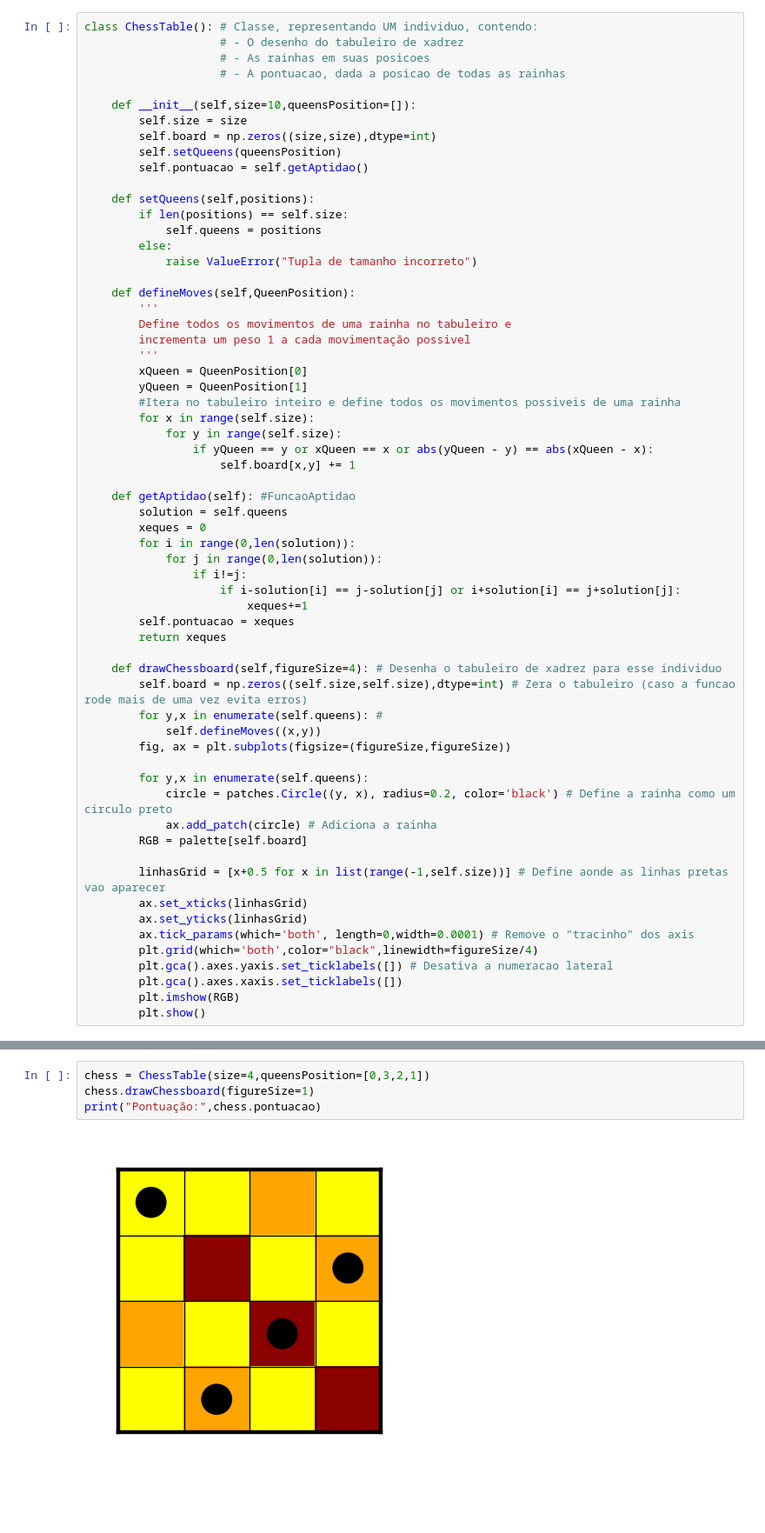
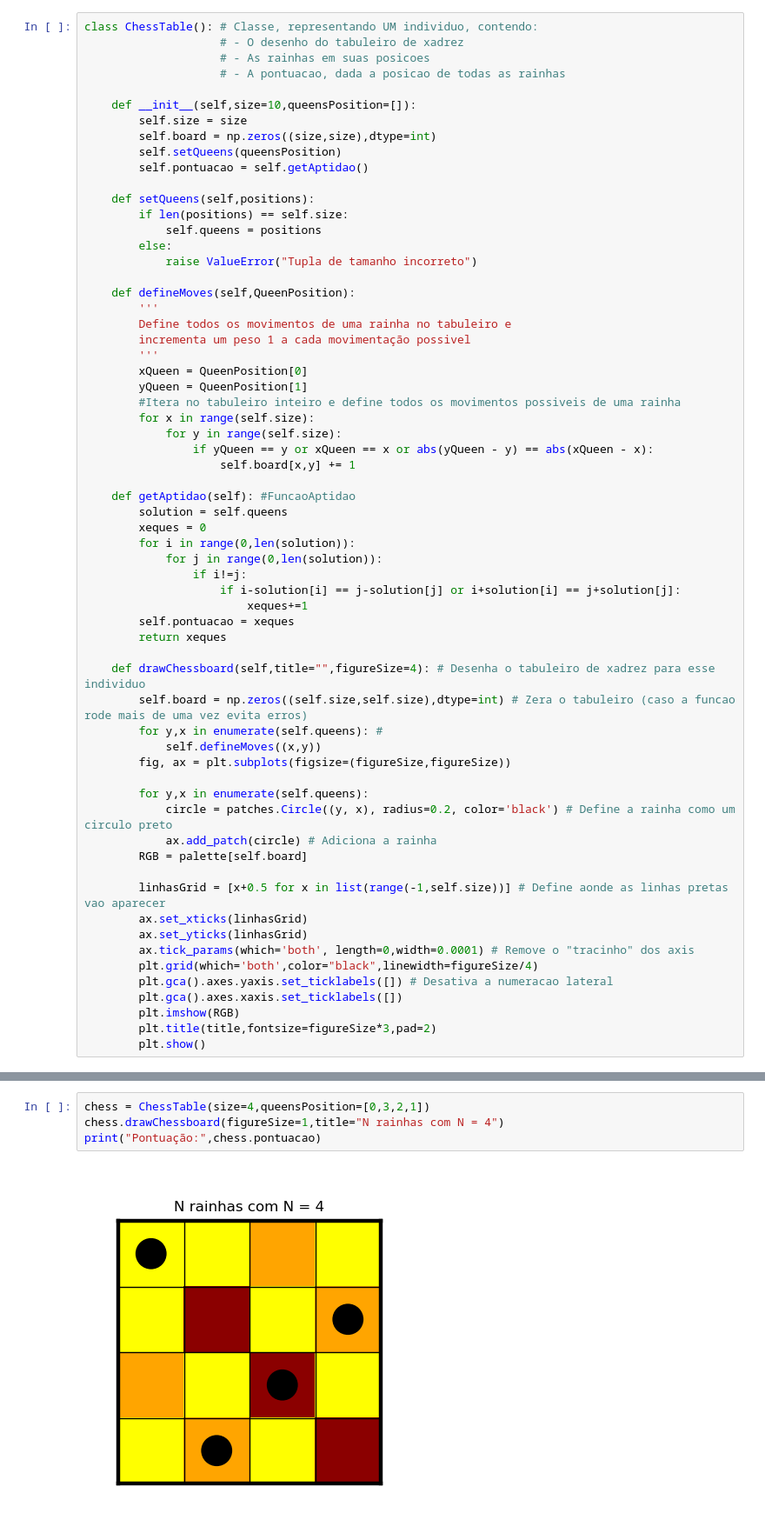
Before and after one commit to HugoFM2/CompEvolucionariaUFMG, a Jupyter notebook: TP1/TP1.ipynb, the cells around one changed output, grey strips where cells are left out. Shown at 87% size. Drawn from its saved outputs; the diff is of its cells as text; blank space fills up the shorter version.

```diff
--- a/TP1/TP1.ipynb
+++ b/TP1/TP1.ipynb
@@ -69,7 +71,7 @@ class ChessTable(): # Classe, representando UM individuo, contendo:
         self.pontuacao = xeques
         return xeques
 
-    def drawChessboard(self,figureSize=4): # Desenha o tabuleiro de xadrez para esse individuo
+    def drawChessboard(self,title="",figureSize=4): # Desenha o tabuleiro de xadrez para esse individuo
         self.board = np.zeros((self.size,self.size),dtype=int) # Zera o tabuleiro (caso a funcao rode mais de uma vez evita erros)
         for y,x in enumerate(self.queens): #
             self.defineMoves((x,y))
@@ -88,6 +90,7 @@ class ChessTable(): # Classe, representando UM individuo, contendo:
         plt.gca().axes.yaxis.set_ticklabels([]) # Desativa a numeracao lateral
         plt.gca().axes.xaxis.set_ticklabels([])
         plt.imshow(RGB)
+        plt.title(title,fontsize=figureSize*3,pad=2)
         plt.show()
 # %% [markdown]
 Como exemplo, é possível visualizar abaixo, um tabuleiro de tamanho 4, com um genótipo [0,3,2,1], ou seja:
@@ -110,7 +113,7 @@ Todas essa análise pode ser observada de maneira mais direta através da visual
 # %%
 chess = ChessTable(size=4,queensPosition=[0,3,2,1])
-chess.drawChessboard(figureSize=1)
+chess.drawChessboard(figureSize=1,title="N rainhas com N = 4")
 print("Pontuação:",chess.pontuacao)
 # %% [output]
-[figure, old version]
+[figure, new version]
 Pontuação: 8
```
Also changed, not shown: parts of 17 cells of this notebook.
